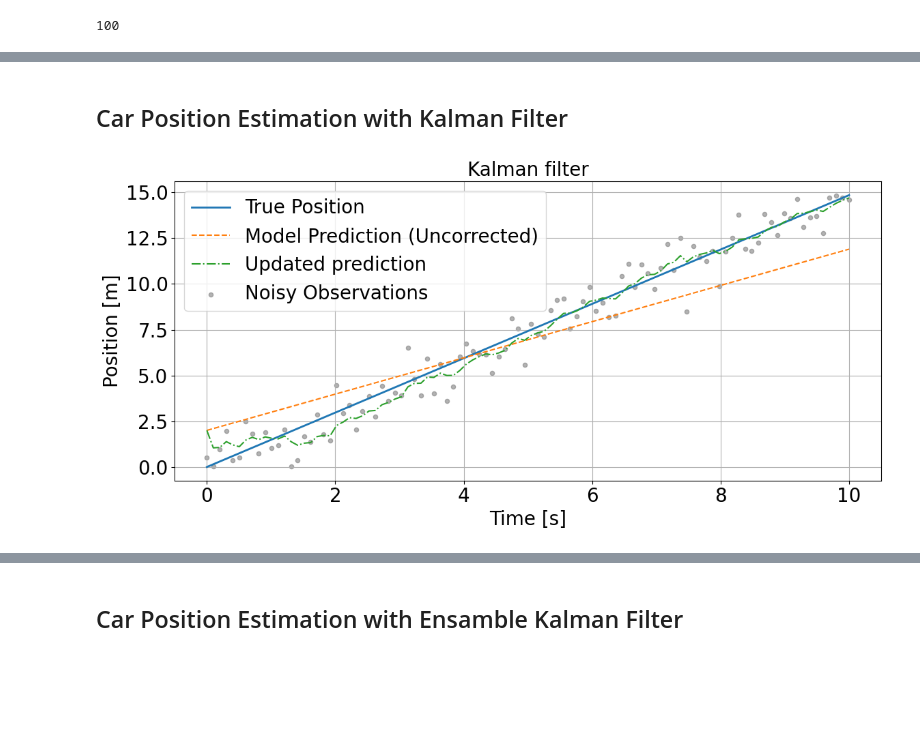
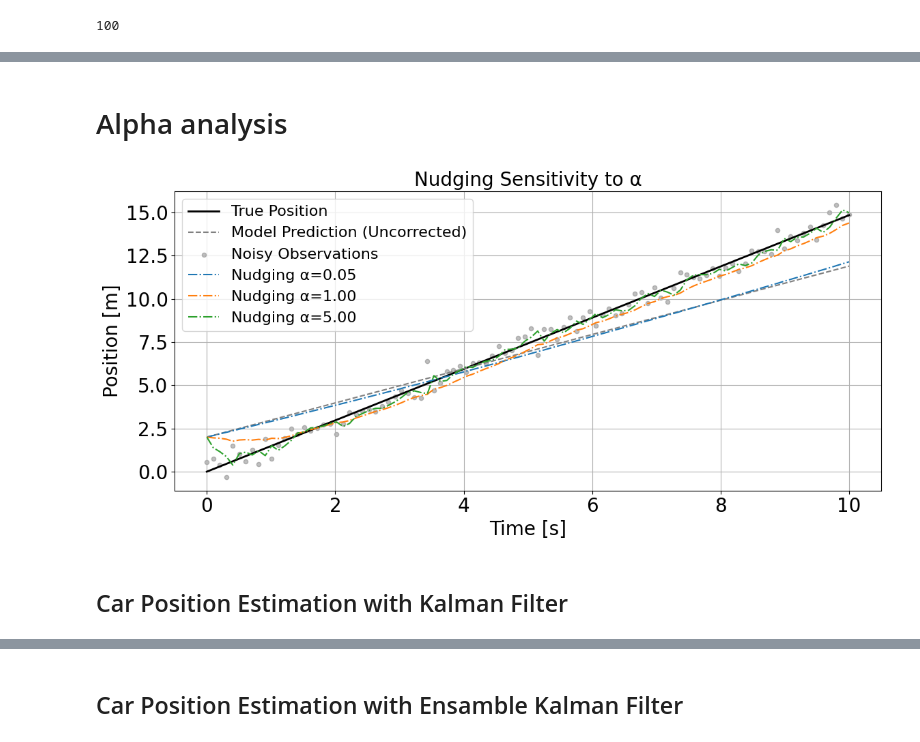
Before and after one commit to angelgvillatoro/bullville_M1, a Jupyter notebook: smart_sensing/car_position_DA.ipynb, the cells around one changed output, grey strips where cells are left out. Drawn from its saved outputs; the diff is of its cells as text; code cells hidden in the pictures; blank space fills up the shorter version.

```diff
--- a/smart_sensing/car_position_DA.ipynb
+++ b/smart_sensing/car_position_DA.ipynb
@@ -102,2 +104,31 @@ plt.show()
+# %% [markdown]
+# Alpha analysis
+# %%
+alphas = [0.05, 1.0, 5.0]
+colors = plt.cm.viridis(np.linspace(0, 1, len(alphas)))
+
+plt.figure(figsize=(12, 6))
+plt.plot(time, x_true[:, 0], label='True Position', color='black', linewidth=2)
+plt.plot(time, x_model[:, 0], label='Model Prediction (Uncorrected)', linestyle='--', color='gray')
+plt.scatter(time, y_obs, label='Noisy Observations', color='gray', s=20, alpha=0.5)
+
+for alpha, color in zip(alphas, colors):
+    x_adj = np.zeros_like(x_model)
+    x_adj[0] = x_model[0]
+    for k in range(1, steps):
+        dx = x_adj[k-1, 1] + alpha * (y_obs[k-1] - x_adj[k-1, 0])
+        x_adj[k, 0] = x_adj[k-1, 0] + dt * dx
+        x_adj[k, 1] = x_adj[k-1, 1]
+    plt.plot(time, x_adj[:, 0], label=f'Nudging α={alpha:.2f}', linestyle='-.')
+
+plt.xlabel('Time [s]', fontsize=20)
+plt.ylabel('Position [m]', fontsize=20)
+plt.title('Nudging Sensitivity to α', fontsize=20)
+plt.legend(loc='upper left', fontsize=16)
+plt.grid(True)
+plt.tight_layout()
+plt.show()
+# %% [output]
+[figure, added]
 # %% [markdown]
 ## Car Position Estimation with Kalman Filter
@@ -128,16 +134,0 @@ for k in range(1, steps):
-# %%
-# Plot with all components
-plt.figure(figsize=(12, 6))
-plt.plot(time, x_true[:, 0], label='True Position', linewidth=2)
-plt.plot(time, x_model[:, 0], label='Model Prediction (Uncorrected)', linestyle='--')
-plt.plot(time, x_kf[:, 0], label='Updated prediction', linestyle='-.')
-plt.scatter(time, y_obs, label='Noisy Observations', color='gray', s=20, alpha=0.6)
-plt.xlabel('Time [s]')
-plt.ylabel('Position [m]')
-plt.title('Kalman filter')
-plt.legend(fontsize=20)
-plt.grid(True)
-plt.tight_layout()
-plt.show()
-# %% [output]
-[figure, removed]
```
Also changed, not shown: parts of 12 cells of this notebook, 22 other files.
